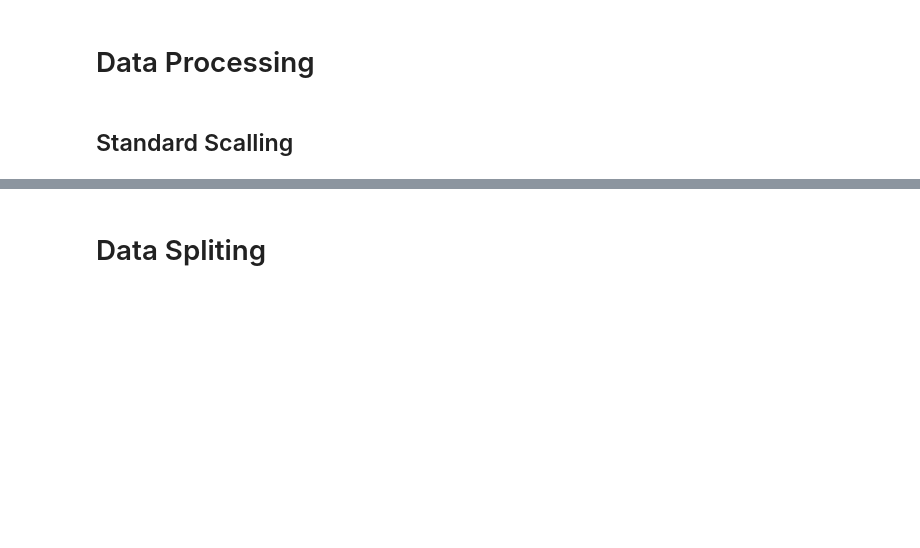
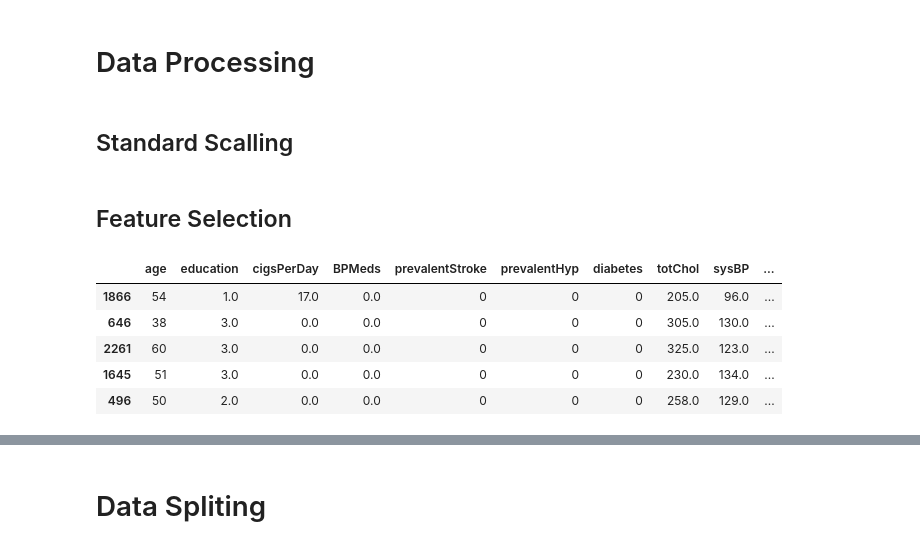
Before and after one commit to SajalSinha/CardioVascular-Risk-Prediction, a Jupyter notebook: CardiovascularRiskPrediction.ipynb, the cells around one changed output, grey strips where cells are left out. Saved outputs shown, nothing was run; the diff lists cells and outputs as text; code cells hidden in the pictures; blank space fills up the shorter version.

```diff
--- a/CardiovascularRiskPrediction.ipynb
+++ b/CardiovascularRiskPrediction.ipynb
@@ -308,6 +308,8 @@ sns.distplot(x = df['age'])
 # Data Processing
 # %% [markdown]
 ## Standard Scalling
+# %%
+df.drop('id',axis=1,inplace = True)
 # %%
 df = df.drop(['sex','is_smoking'],axis=1)
 y=df['TenYearCHD']
@@ -317,0 +322,5 @@ X = sc.fit_transform(X)
+# %%
+np.random.seed(0)
+df_train_feat, df_test_feat = train_test_split(df, train_size = 0.7, test_size = 0.3, random_state = 100)
+# %% [markdown]
+## Feature Selection
@@ -317,0 +331,9 @@ X = sc.fit_transform(X)
+# %%
+df_test_feat.head()
+# %% [output]
+|  | age | education | cigsPerDay | BPMeds | prevalentStroke | prevalentHyp | diabetes | totChol | sysBP | ... |
+| 1866 | 54 | 1.0 | 17.0 | 0.0 | 0 | 0 | 0 | 205.0 | 96.0 | ... |
+| 646 | 38 | 3.0 | 0.0 | 0.0 | 0 | 0 | 0 | 305.0 | 130.0 | ... |
+| 2261 | 60 | 3.0 | 0.0 | 0.0 | 0 | 0 | 0 | 325.0 | 123.0 | ... |
+| 1645 | 51 | 3.0 | 0.0 | 0.0 | 0 | 0 | 0 | 230.0 | 134.0 | ... |
+| 496 | 50 | 2.0 | 0.0 | 0.0 | 0 | 0 | 0 | 258.0 | 129.0 | ... |
```
Also changed, not shown: parts of 24 cells of this notebook.
